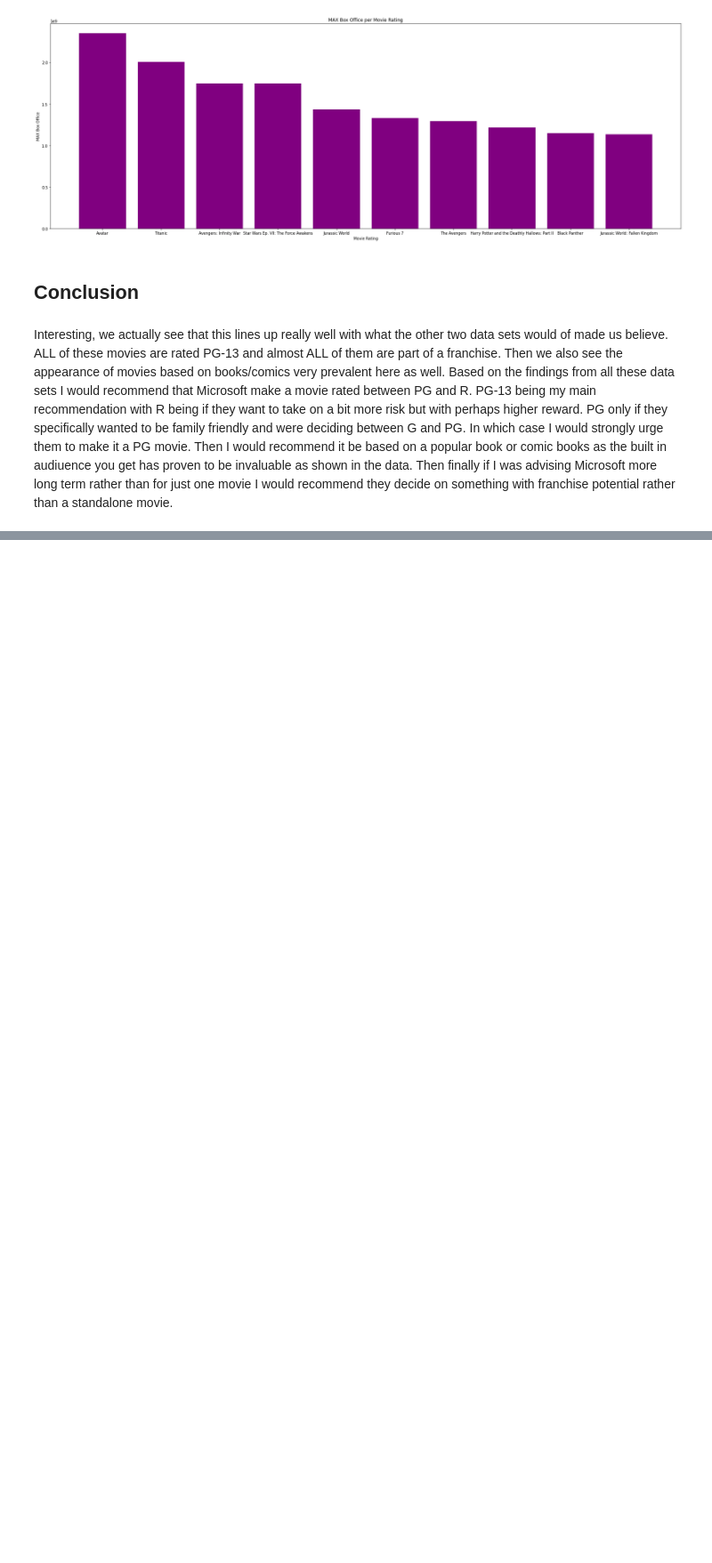
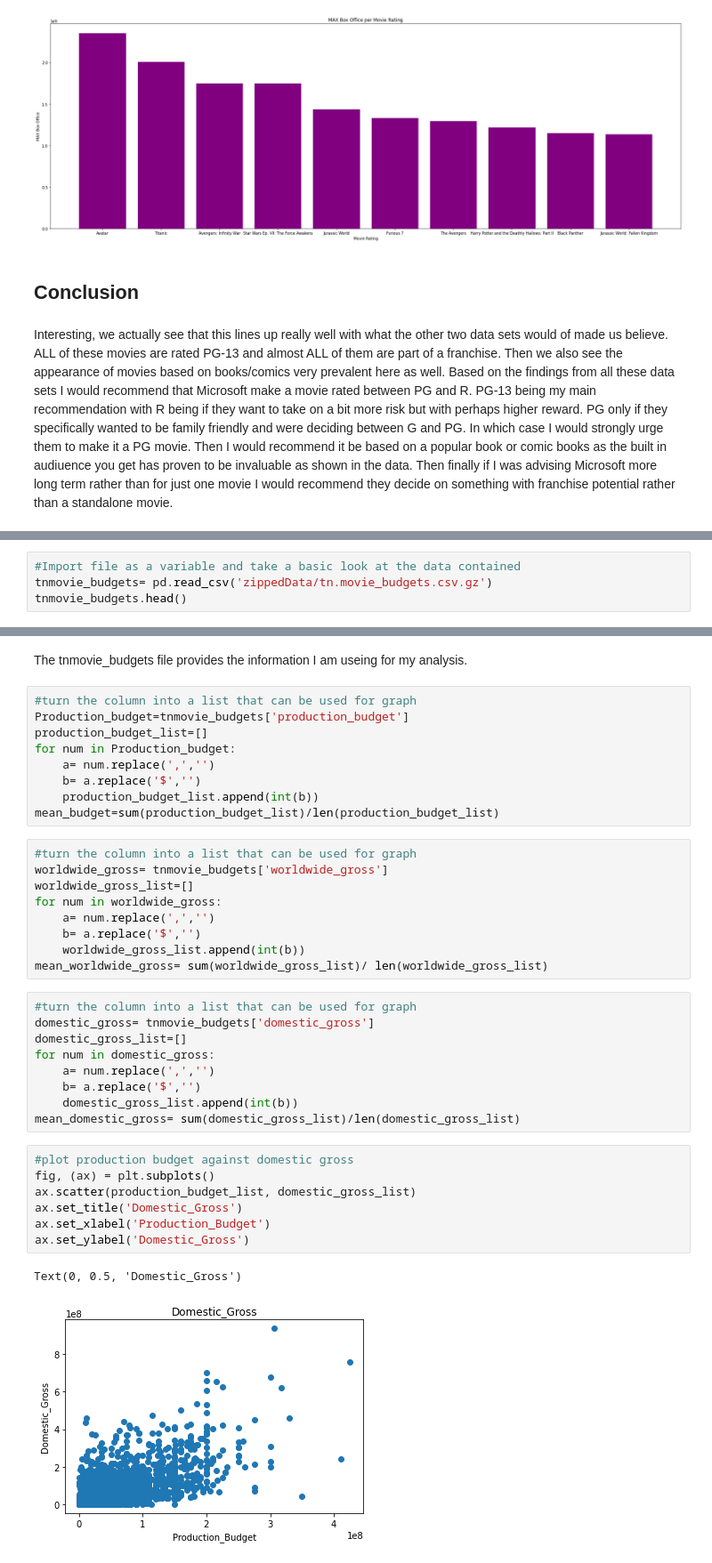
Before and after one commit to meowkaiser/STRONGEST_Project1, a Jupyter notebook: Final_notebook.ipynb, the cells around one changed output, grey strips where cells are left out. Shown: that part at 89% size. Cells and saved outputs as stored; diff of their text form; blank space fills up the shorter version.

```diff
--- a/Final_notebook.ipynb
+++ b/Final_notebook.ipynb
@@ -1190,0 +1242,4 @@ Interesting, we actually see that this lines up really well with what the other
+# %%
+#Import file as a variable and take a basic look at the data contained
+tnmovie_budgets= pd.read_csv('zippedData/tn.movie_budgets.csv.gz')
+tnmovie_budgets.head()
@@ -1190,0 +1253,39 @@ Interesting, we actually see that this lines up really well with what the other
+# %% [markdown]
+The tnmovie_budgets file provides the information I am useing for my analysis.
+# %%
+#turn the column into a list that can be used for graph
+Production_budget=tnmovie_budgets['production_budget']
+production_budget_list=[]
+for num in Production_budget:
+    a= num.replace(',','')
+    b= a.replace('$','')
+    production_budget_list.append(int(b))
+mean_budget=sum(production_budget_list)/len(production_budget_list)
+# %%
+#turn the column into a list that can be used for graph
+worldwide_gross= tnmovie_budgets['worldwide_gross']
+worldwide_gross_list=[]
+for num in worldwide_gross:
+    a= num.replace(',','')
+    b= a.replace('$','')
+    worldwide_gross_list.append(int(b))
+mean_worldwide_gross= sum(worldwide_gross_list)/ len(worldwide_gross_list)
+# %%
+#turn the column into a list that can be used for graph
+domestic_gross= tnmovie_budgets['domestic_gross']
+domestic_gross_list=[]
+for num in domestic_gross:
+    a= num.replace(',','')
+    b= a.replace('$','')
+    domestic_gross_list.append(int(b))
+mean_domestic_gross= sum(domestic_gross_list)/len(domestic_gross_list)
+# %%
+#plot production budget against domestic gross
+fig, (ax) = plt.subplots()
+ax.scatter(production_budget_list, domestic_gross_list)
+ax.set_title('Domestic_Gross')
+ax.set_xlabel('Production_Budget')
+ax.set_ylabel('Domestic_Gross')
+# %% [output]
+Text(0, 0.5, 'Domestic_Gross')
+[figure, added]
```
Also changed, not shown: parts of 19 cells of this notebook.
